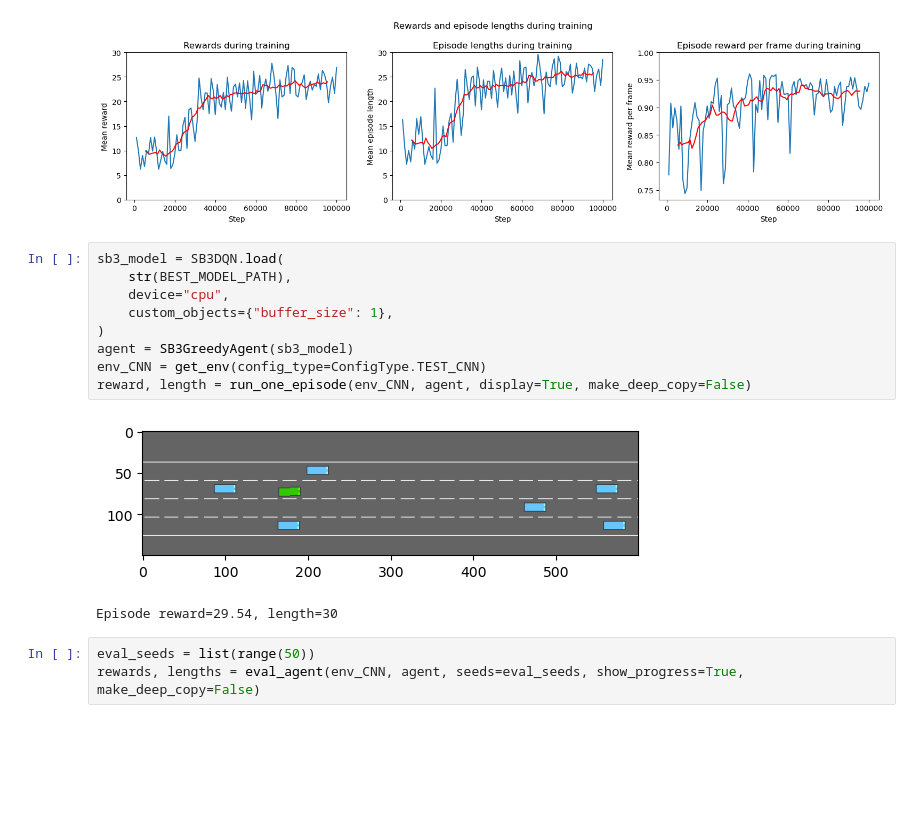
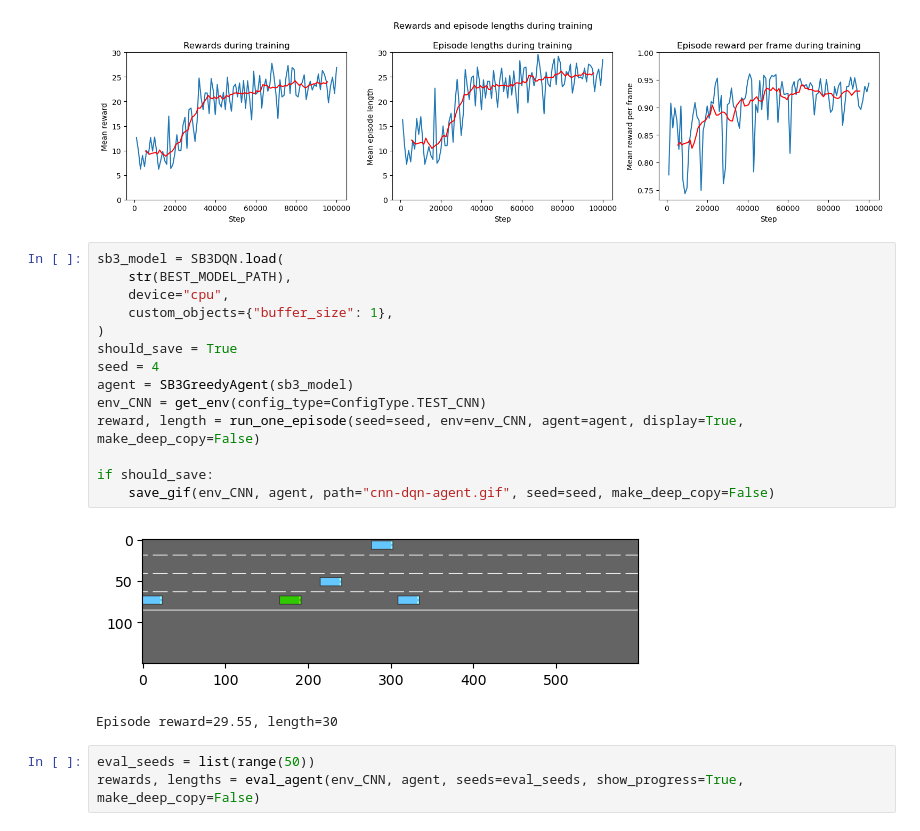
Before and after one commit to Limekaaa/highway-rl, a Jupyter notebook: cnn_analysis.ipynb, the cells around one changed output. Cells and saved outputs as stored; diff of their text form; blank space fills up the shorter version.

Commit message:
Change path of save_gif.py. Gif extraction for cnn.

```diff
--- a/cnn_analysis.ipynb
+++ b/cnn_analysis.ipynb
@@ -54,15 +52,20 @@ plot_train_rewards_lengths(mean_rewards, mean_ep_lengths, nb_smoothen=10, x_valu
 # %%
 sb3_model = SB3DQN.load(
     str(BEST_MODEL_PATH),
     device="cpu",
     custom_objects={"buffer_size": 1},
 )
+should_save = True
+seed = 4
 agent = SB3GreedyAgent(sb3_model)
 env_CNN = get_env(config_type=ConfigType.TEST_CNN)
-reward, length = run_one_episode(env_CNN, agent, display=True, make_deep_copy=False)
+reward, length = run_one_episode(seed=seed, env=env_CNN, agent=agent, display=True, make_deep_copy=False)
+
+if should_save:
+    save_gif(env_CNN, agent, path="cnn-dqn-agent.gif", seed=seed, make_deep_copy=False)
 # %% [output]
-[figure, old version]
+[figure, new version]
-Episode reward=29.54, length=30
+Episode reward=29.55, length=30
 # %%
 eval_seeds = list(range(50))
 rewards, lengths = eval_agent(env_CNN, agent, seeds=eval_seeds, show_progress=True, make_deep_copy=False)
```
Also changed, not shown: parts of 2 cells of this notebook, 3 other files.
